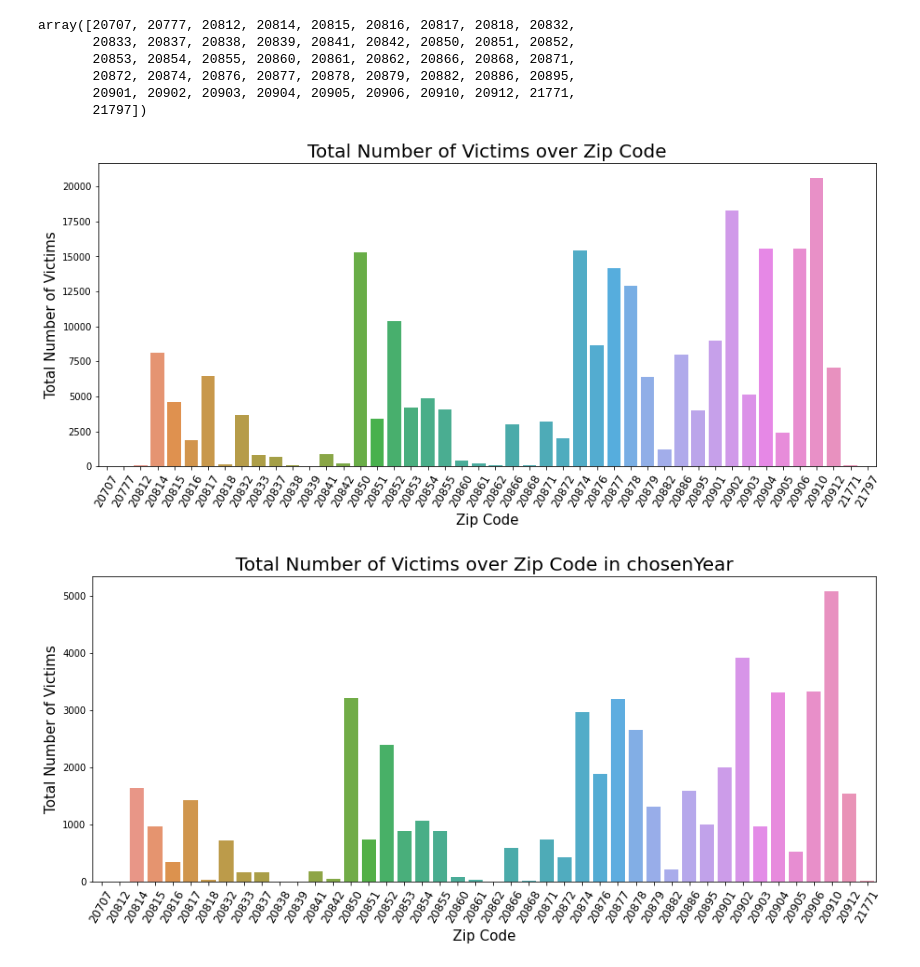
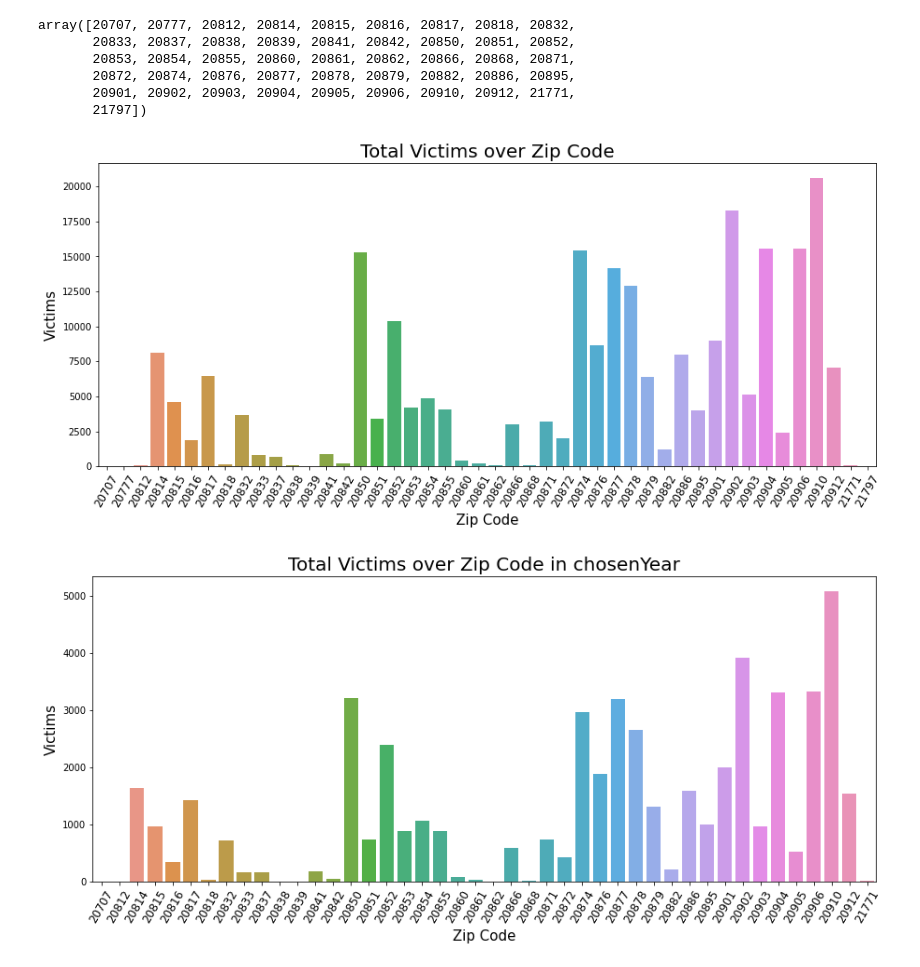
Before and after one commit to dspark0419/DATA-205, a Jupyter notebook: Project_Crime.ipynb, the cells around one changed output. Cells and saved outputs as stored; diff of their text form; code cells hidden in the pictures.

```diff
--- a/Project_Crime.ipynb
+++ b/Project_Crime.ipynb
@@ -219,28 +207,28 @@ array([20707, 20777, 20812, 20814, 20815, 20816, 20817, 20818, 20832,
 # %%
 sns.barplot(data=mcPopCrime_byCol, x='ZCTA5N', y='Victims', ci=None, estimator=sum)
 
-plt.title('Total Number of Victims over Zip Code', size=20)
+plt.title('Total Victims over Zip Code', size=20)
 plt.xticks(rotation=60, size=12)
 plt.xlabel('Zip Code', size=15)
-plt.ylabel('Total Number of Victims', size=15)
+plt.ylabel('Victims', size=15)
 
 plt.show()
 # %% [output]
-[figure, old version]
+[figure, new version]
 # %%
 chosenYear = 2019
 mcPopCrime_byCol_year = mcPopCrime_byCol[mcPopCrime_byCol['year'] == chosenYear]
 
 sns.barplot(data=mcPopCrime_byCol_year, x='ZCTA5N', y='Victims', estimator=sum, ci=None)
 
-plt.title('Total Number of Victims over Zip Code in chosenYear', size=20)
+plt.title('Total Victims over Zip Code in chosenYear', size=20)
 plt.xticks(rotation=60, size=12)
 plt.xlabel('Zip Code', size=15)
-plt.ylabel('Total Number of Victims', size=15)
+plt.ylabel('Victims', size=15)
 
 plt.show()
 # %% [output]
-[figure, old version]
+[figure, new version]
 # %%
 fig, ax = plt.subplots(figsize=[14,6])
 
```
Also changed, not shown: parts of 12 cells of this notebook.
